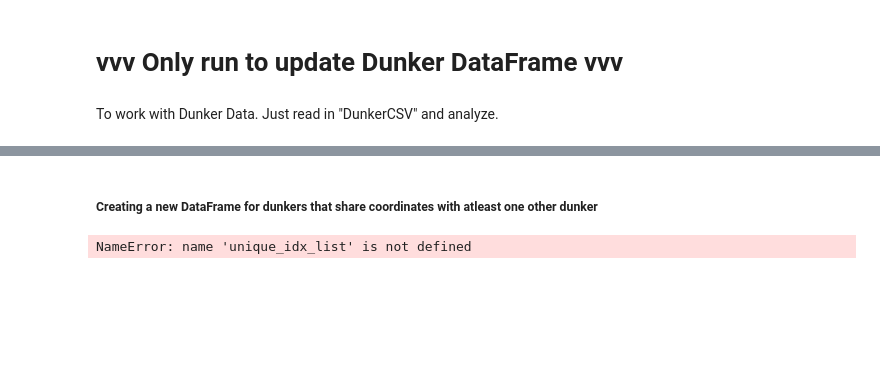
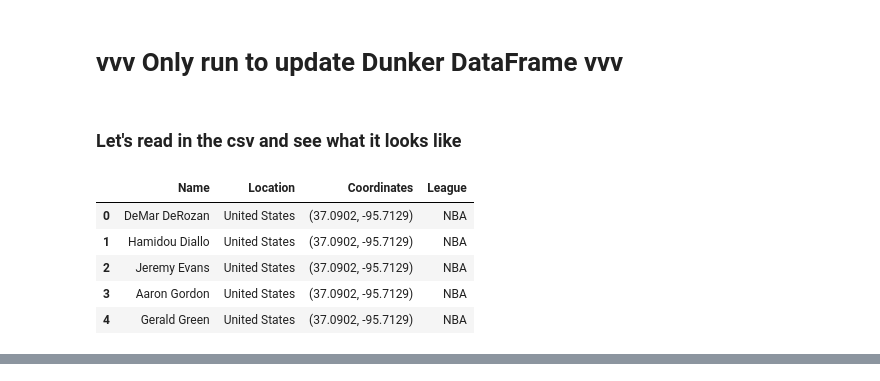
Before and after one commit to Cheetahbay/DunkerMap, a Jupyter notebook: Dunker Map.ipynb, the cells around one changed output, grey strips where cells are left out. Saved outputs shown, nothing was run; the diff lists cells and outputs as text; code cells hidden in the pictures; blank space fills up the shorter version.

```diff
--- a/Dunker Map.ipynb
+++ b/Dunker Map.ipynb
@@ -89,10 +89,17 @@ dunkerdf["League"] = league_list
 dunkerdf.head()
 dunkerdf.to_csv("Dunker_data", index=False)
 # %% [markdown]
-
-To work with Dunker Data. Just read in "DunkerCSV" and analyze.
+### Let's read in the csv and see what it looks like
 # %%
 df = pd.read_csv("Dunker_data")
+df.head()
+# %% [output]
+|  | Name | Location | Coordinates | League |
+| 0 | DeMar DeRozan | United States | (37.0902, -95.7129) | NBA |
+| 1 | Hamidou Diallo | United States | (37.0902, -95.7129) | NBA |
+| 2 | Jeremy Evans | United States | (37.0902, -95.7129) | NBA |
+| 3 | Aaron Gordon | United States | (37.0902, -95.7129) | NBA |
+| 4 | Gerald Green | United States | (37.0902, -95.7129) | NBA |
 # %%
 m = folium.Map()  # Instantiate folium Map object
 # %%
@@ -118,29 +130,3 @@ for coordin in unique_idx_list:
 m
 # %% [output]
 [interactive output not drawn]
-# %% [markdown]
-##### Creating a new DataFrame for dunkers that share coordinates with atleast one other dunker
-# %%
-cluster_coord_list = []
-name_list = []
-total = []
-for coordin in unique_idx_list:
-    if value_series[coordin] > 1:
-#         print(coordin)
-        new_df = df.loc[df.Coordinates==coordin]
-#         print(new_df)
-        for name in new_df["Name"]:
-            name_list.append(name)
-
-        for coord in new_df["Coordinates"]:
-            cluster_coord_list.append(coord)
-        print("END FOR SPECIFIC COORDINATE-------------------------------------")
-        total.append(name_list)
-    else:
-        folium.Marker(location=ast.literal_eval(coordin)).add_to(m)
-
-new = map(ast.literal_eval, cluster_coord_list)
-plugins.MarkerCluster(locations=new, popups=name_list).add_to(m)
-total
-# %% [output]
-NameError: name 'unique_idx_list' is not defined
```
Also changed, not shown: parts of 3 cells of this notebook.
